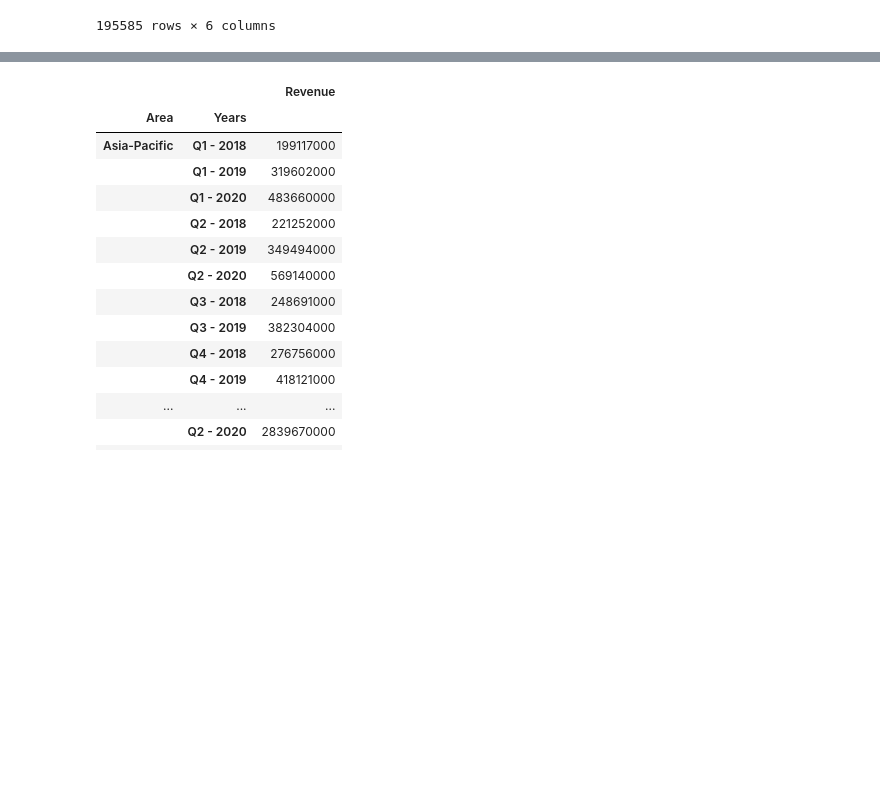
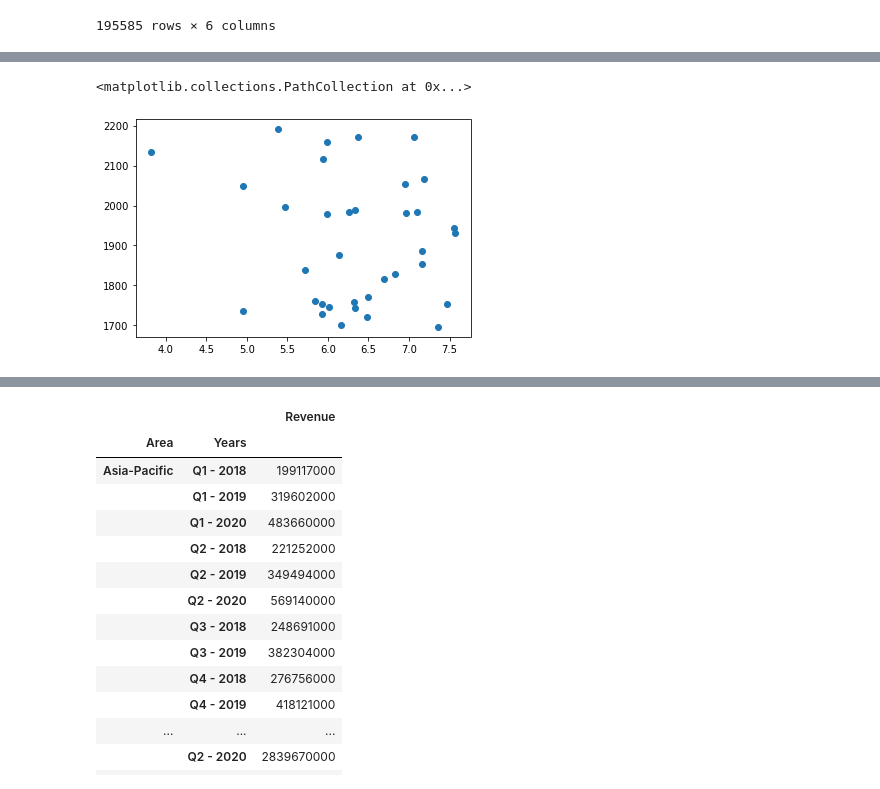
Before and after one commit to adamholcomb/Python-Media-Happiness-Analysis, a Jupyter notebook: HappinessIndex-DR.ipynb, the cells around one changed output, grey strips where cells are left out. Cells and saved outputs as stored; diff of their text form; code cells hidden in the pictures; blank space fills up the shorter version.

```diff
--- a/HappinessIndex-DR.ipynb
+++ b/HappinessIndex-DR.ipynb
@@ -78,0 +111,7 @@ happynetflix_merge
+# %%
+tv_bycountry = media_bycountry[media_bycountry['Media Type'] == 'Series']
+tv_byhappy = pd.merge(tv_bycountry,world_happiness_report_sub,on=['Country'], how='outer')
+tv_byhappy = tv_byhappy.drop('Happiness Score', axis=1)
+tv_byhappy.columns = ['Country','Media Type','Media Count','Region','Happiness Score']
+tv_byhappy = tv_byhappy.sort_values('Happiness Score', ascending = False)
+tv_byhappy
@@ -79 +132,8 @@ happynetflix_merge
+# %%
+y_values = tv_byhappy['Media Count']
+x_values = tv_byhappy['Happiness Score']
+plt.scatter(x_values,y_values)
+# %% [output]
+<matplotlib.collections.PathCollection at 0x...>
+[figure, added]
 # %%
```
Also changed, not shown: parts of 13 cells of this notebook, 1 other file.
